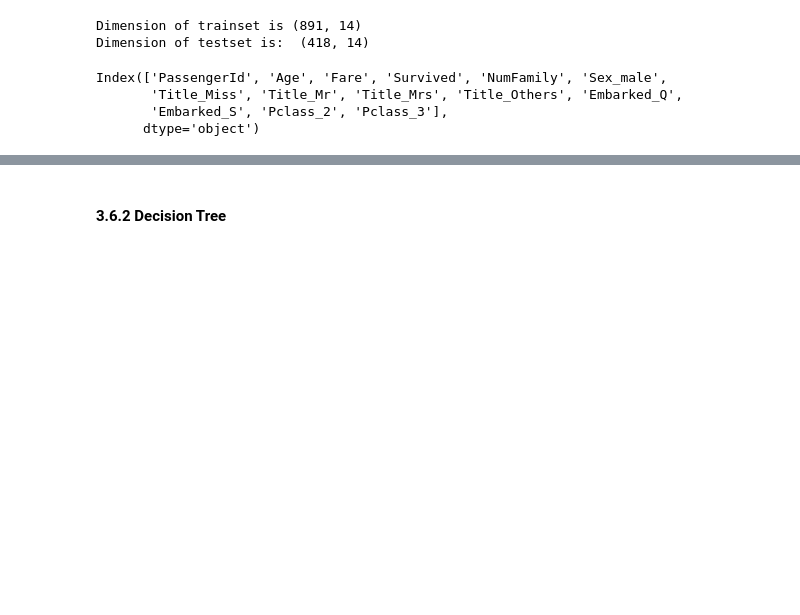
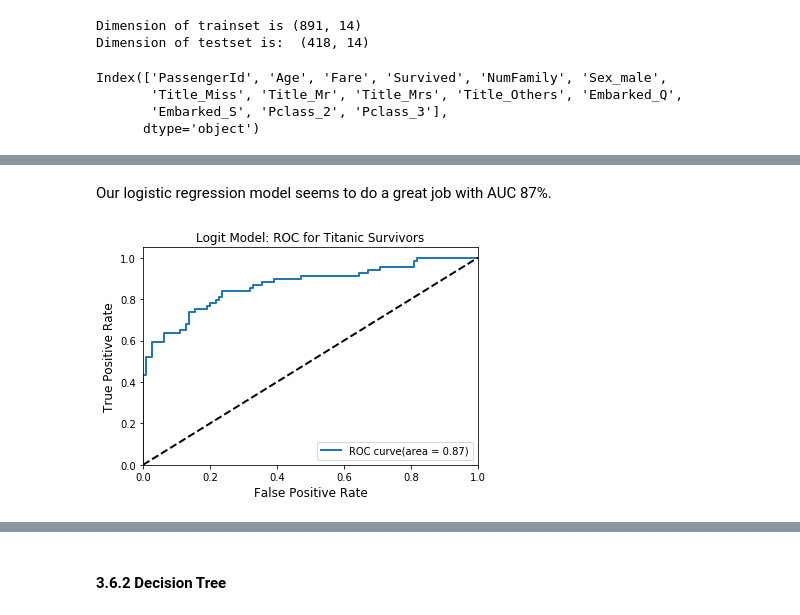
Before and after one commit to CoolGIRLCOCO/Project-Titantic-Survival-Prediction-ToBContinuted, a Jupyter notebook: Predict Survival on Titanic Datasets Using Classification Methods(Part 2).ipynb, the cells around one changed output, grey strips where cells are left out. Drawn from its saved outputs; the diff is of its cells as text; code cells hidden in the pictures; blank space fills up the shorter version.

```diff
--- a/Predict Survival on Titanic Datasets Using Classification Methods(Part 2).ipynb
+++ b/Predict Survival on Titanic Datasets Using Classification Methods(Part 2).ipynb
@@ -358,0 +447,20 @@ Citation: (1) https://blog.sicara.com/naive-bayes-classifier-sklearn-python-exam
+# %%
+#logistic regression
+logit = LogisticRegression()
+logit.fit(traindata_X, traindata_y)
+
+y_pred = logit.predict(testdata_X)
+#print(logit.predict_proba(testdata_X))
+
+logit_accy = round(accuracy_score(y_pred, testdata_y), 3)
+print('Confusion Matrix: ')
+print(pd.crosstab(testdata_y, y_pred)) # Confusion matrix
+#print( confusion_matrix(Test_y, y_pred))
+print('-----------------------------------------------------------')
+print("Accuracy: ",round(logit_accy * 100,2),'%')
+print('-----------------------------------------------------------')
+print("Precision: ", round(precision_score(testdata_y, y_pred),2))
+print('-----------------------------------------------------------')
+print("Recall: ",round(recall_score(testdata_y, y_pred),2))
+print('-----------------------------------------------------------')
+print('F1 Score: ',round(f1_score(testdata_y, y_pred),2))
@@ -358,0 +497,21 @@ Citation: (1) https://blog.sicara.com/naive-bayes-classifier-sklearn-python-exam
+# %% [markdown]
+Our logistic regression model seems to do a great job with AUC 87%.
+# %%
+y_score = logit.predict_proba(testdata_X)[:,1]
+
+# ROC Curve
+FPR, TPR, _ = roc_curve(testdata_y, y_score)
+ROC_AUC = auc(FPR, TPR)
+#print('ROC AUC: ',round(ROC_AUC,2))
+plt.figure(figsize =[6,4])
+plt.plot(FPR, TPR, label= 'ROC curve(area = %0.2f)'%ROC_AUC, linewidth= 2)
+plt.plot([0,1],[0,1], 'k--', linewidth = 2)
+plt.xlim([0.0,1.0])
+plt.ylim([0.0,1.05])
+plt.xlabel('False Positive Rate', fontsize = 12)
+plt.ylabel('True Positive Rate', fontsize = 12)
+plt.title('Logit Model: ROC for Titanic Survivors', fontsize= 12)
+plt.legend(loc="lower right")
+plt.show()
+# %% [output]
+[figure, added]
```
Also changed, not shown: parts of 33 cells of this notebook.
